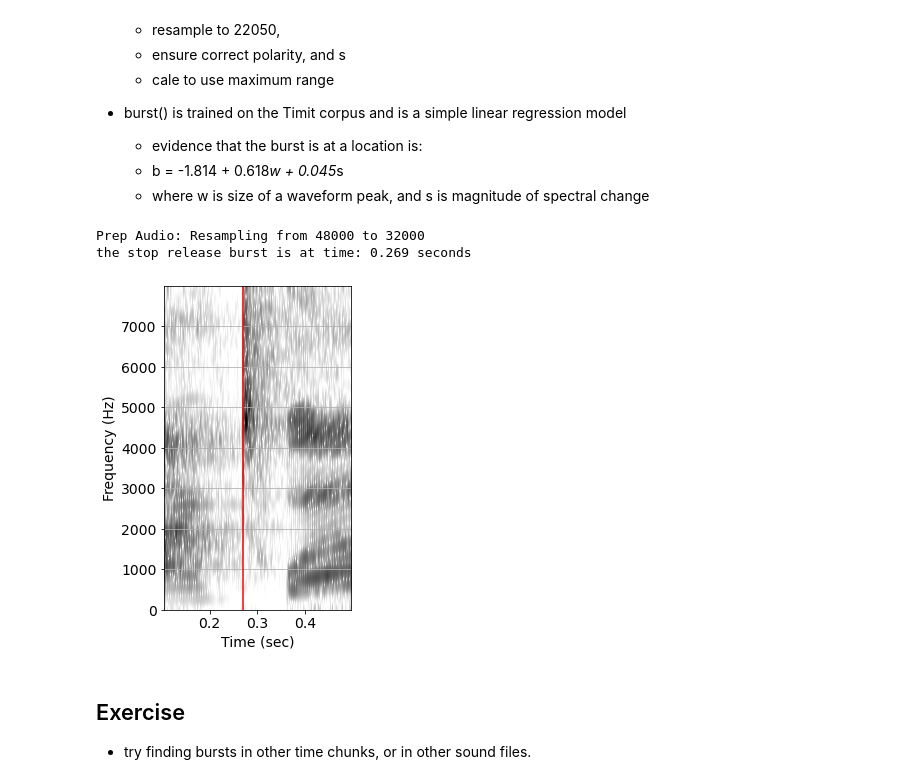
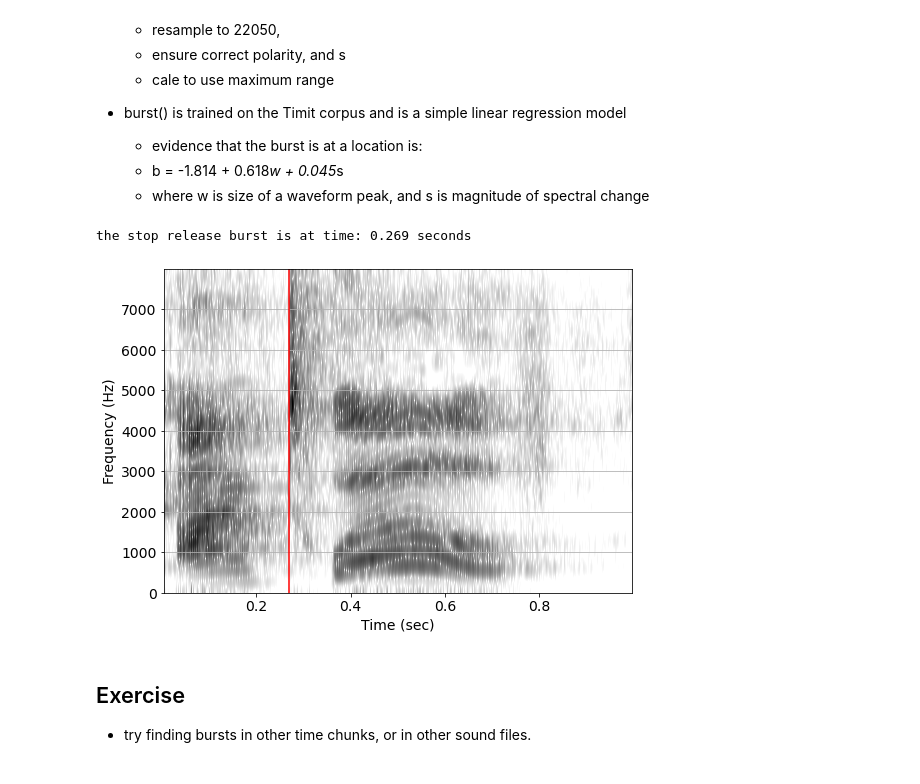
Before and after one commit to phonetics-projects/phonlab, a Jupyter notebook: examples/2_Acoustic_measurements.ipynb, the cells around one changed output. Cells and saved outputs as stored; diff of their text form; code cells hidden in the pictures.

Commit message:
update example notebooks

```diff
--- a/examples/2_Acoustic_measurements.ipynb
+++ b/examples/2_Acoustic_measurements.ipynb
@@ -37,13 +38,18 @@ f0df.head()
 # %%
 
 x,fs = phon.loadsig(example_file,chansel=[0])
-f0df = phon.get_f0(x,fs,f0_range=[180,360])
+f0df = phon.get_f0_shs(x,fs,f0_range=[60,300])
+
+vaddf = phon.VAD(x,fs)
+f0df = phon.align_timeseries(f0df, vaddf, ts='sec',
+                             other_columns=['voiced','probv'])
+f0df.loc[f0df["probv"] < 0.9, ("f0")] = np.nan # ignore nonvocalic formants
+
 
 # make a plot
-ret = phon.sgram(x,fs,cmap='Grays') # draw a spectrogram of the sound
-ax1 = ret[0]  # get the plot axis
+ax1,f,t,Sxx = phon.sgram(x,fs,cmap='Grays') # draw a spectrogram of the sound
 ax2 = ax1.twinx()  # and twin it for plotting f0
-ax2.plot(f0df.sec, f0df.f0, 'wd')
+ax2.plot(f0df.sec, f0df.f0, 'rd')
 #ax2.set_ylim(120,360)
 Audio(x,rate=fs)
 # %% [output]
@@ -133,12 +128,15 @@ the median F0 is: 271.0419373190529
 # %% [markdown]
 # e. Compute and plot formant values
 # %%
-example_file = importlib.resources.files('phonlab') / 'data' / 'example_audio' / 'stereo.wav'
+example_file = AUDIO / 'sf3_cln.wav'
 
 x,fs = phon.loadsig(example_file,chansel=[0])  # read in the audio
 
-fmtdf = phon.TVLP_formants(x,fs,f0median=f0median,order=10)  # compute formant frequencies
-#fmtdf = phon.track_formants(x,fs,method="ifc",speaker=1,quiet=False)  # compute formant frequencies
+# ----- there are several formant tracking algorithms in phonlab --------
+fmtdf = phon.LPC_formants(x,fs,verbose=True)  # Linear Predictive Coding
+#fmtdf,A = phon.RLPC_formants(x,fs,verbose=True)  # Robust Linear Predictive Coding
+#fmtdf = phon.TVLP_formants(x,fs,f0median=f0median,verbose=True)  # time-varying linear prediction
+#fmtdf = phon.IFC_formants(x,fs,speaker=1,verbose=True)  # Inverse Filter control
 
 # make a plot
 phon.sgram(x,fs, cmap="Blues",tf = 6000)  # plot the spectrogram
@@ -209,10 +212,10 @@ The function [phon.fricative()](https://phonlab.readthedocs.io/en/latest/acoustp
 
 This block also shows off the spectral slice option in phon.sgram(), a throwback to the original Kay Spectrograph, circa 1955.
 # %%
-example_file = importlib.resources.files('phonlab') / 'data' / 'example_audio' / 'sf3_cln.wav'
+example_file = AUDIO / 'sf3_cln.wav'
 
 x,fs = phon.loadsig(example_file, chansel=[0])
-ret= phon.sgram(x,fs,slice_time=0.75) # note the use of the "slice_time" option
+ret= phon.sgram(x,fs,slice_time=0.62) # note the use of the "slice_time" option
 Audio(example_file)
 # %% [output]
 [interactive output not drawn]
@@ -220,5 +223,5 @@ Audio(example_file)
 # %%
-example_file = importlib.resources.files('phonlab') / 'data' / 'example_audio' / 'sf3_cln.wav'
+example_file = AUDIO / 'sf3_cln.wav'
 
 x,fs = phon.loadsig(example_file, chansel=[0])
 x,fs = phon.prep_audio(x,fs, target_fs=None, pre=0.94)
@@ -267,25 +270,24 @@ time: 0.61 -- first major peak at 3700.0, Center of Gravity is 4958.8
     * b = -1.814 + 0.618*w + 0.045*s
     * where w is size of a waveform peak, and s is magnitude of spectral change
 # %%
-example_file = importlib.resources.files('phonlab') / 'data' / 'example_audio' / 'im_twelve.wav'
+example_file = AUDIO / 'im_twelve.wav'
 
 x,fs = phon.loadsig(example_file, chansel=[0])
-x,fs = phon.prep_audio(x,fs, pre=0.94)
+x,fs = phon.prep_audio(x,fs,target_fs = 16000, pre=0.94)
 
 # look for a stop release burst in this portion of the audio: time 1 (t1) to time 2 (t2)
-t1 = 0.1  # seconds
+t1 = 0.0  # seconds
 t2 = 0.5
 
 b_time, b_score = phon.burst(x,fs, t1,t2)  # find a stop burst in the span from t1 to t2
 print(f"the stop release burst is at time: {b_time:.3f} seconds")
 
-ax1,f,t,Sxx = phon.sgram(x,fs,start=t1, end=t2)
+ax1,f,t,Sxx = phon.sgram(x,fs,start=0, end=t2+0.5)
 if b_time > 0:  # will be -1 if no burst was found
     ax1.axvline(b_time,color="red")
 # %% [output]
-Prep Audio: Resampling from 48000 to 32000
 the stop release burst is at time: 0.269 seconds
-[figure, old version]
+[figure, new version]
 # %% [markdown]
 ## Exercise
 
```
Also changed, not shown: parts of 13 cells of this notebook, 4 other files.
